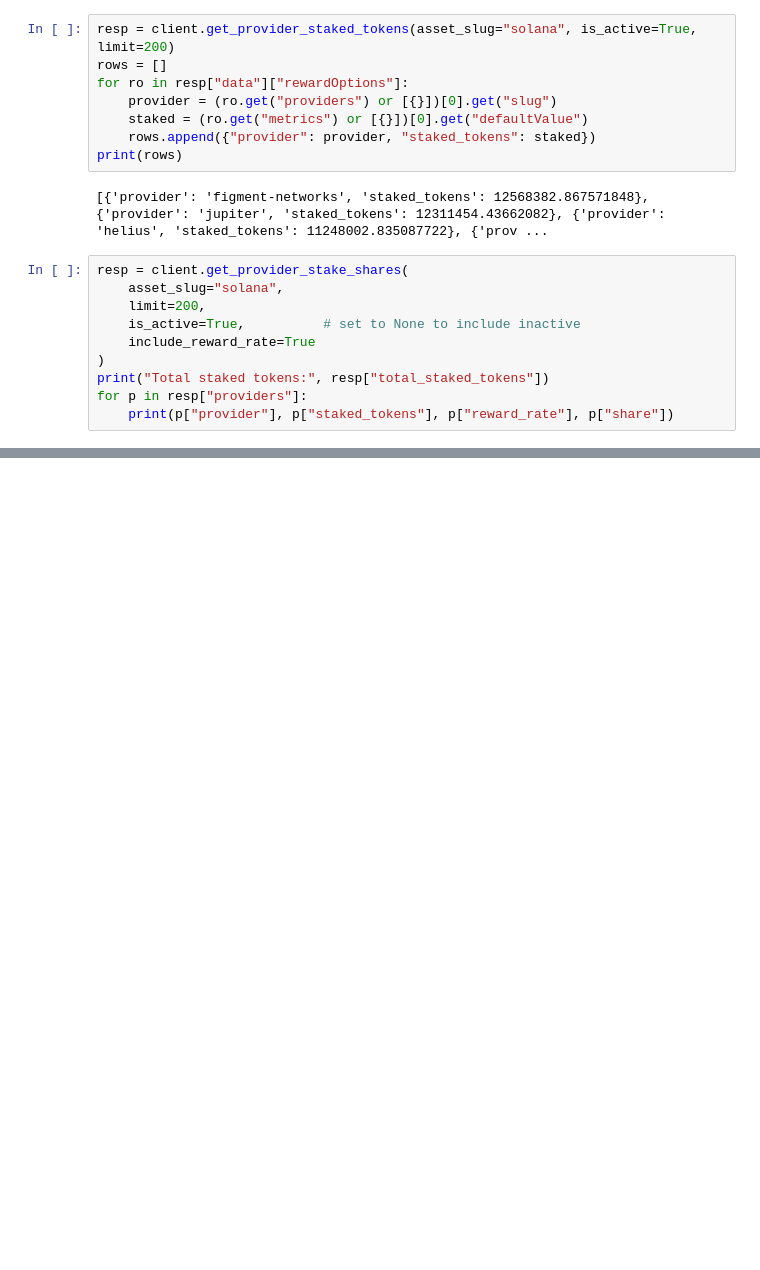
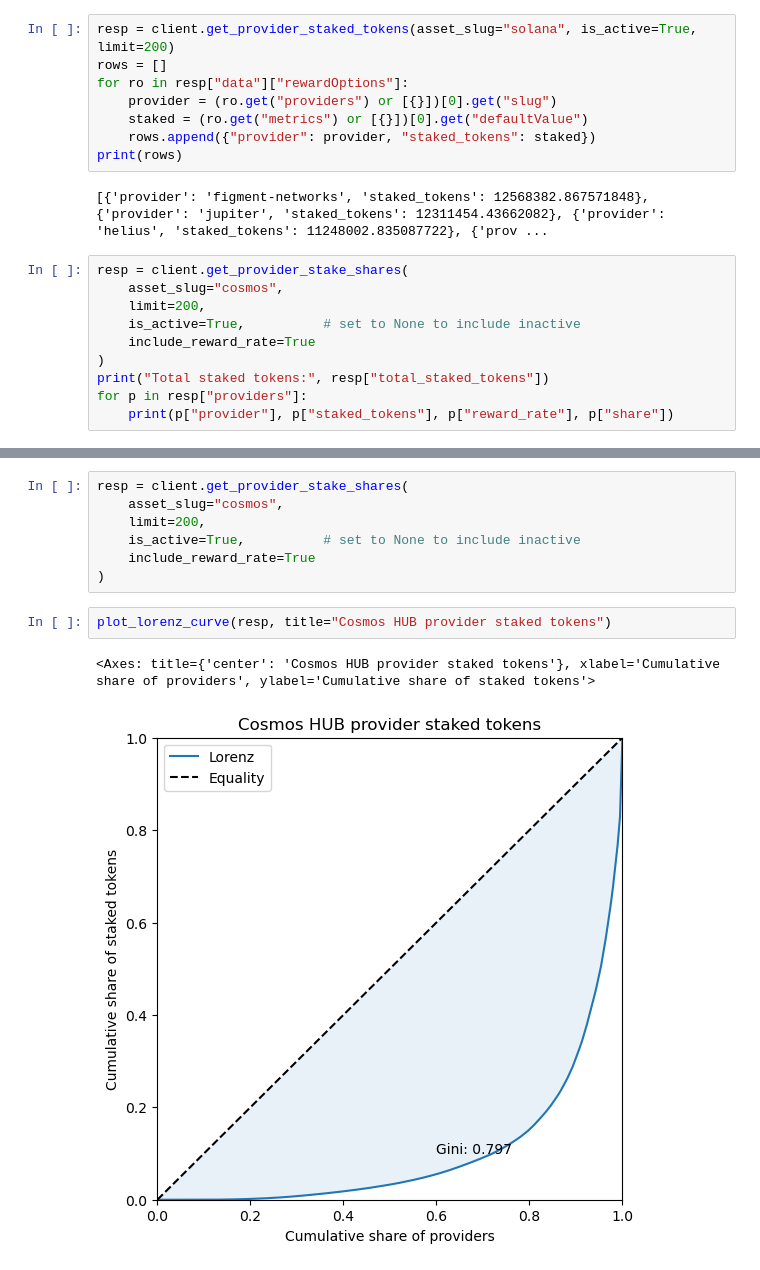
Before and after one commit to schwmi/StakingProviderConcentrationAnalysis, a Jupyter notebook: StakingRewardsExperiments.ipynb, the cells around one changed output, grey strips where cells are left out. Saved outputs shown, nothing was run; the diff lists cells and outputs as text; blank space fills up the shorter version.

Commit message:
Add provider stake shares helper and Lorenz visualization

```diff
--- a/StakingRewardsExperiments.ipynb
+++ b/StakingRewardsExperiments.ipynb
@@ -655,7 +655,7 @@ print(rows)
 [{'provider': 'figment-networks', 'staked_tokens': 12568382.867571848}, {'provider': 'jupiter', 'staked_tokens': 12311454.43662082}, {'provider': 'helius', 'staked_tokens': 11248002.835087722}, {'prov ...
 # %%
 resp = client.get_provider_stake_shares(
-    asset_slug="solana",
+    asset_slug="cosmos",
     limit=200,
     is_active=True,          # set to None to include inactive
     include_reward_rate=True
@@ -683,0 +739,12 @@ Phantom 307428.559350523 6.35 0.0007428554160395283
+# %%
+resp = client.get_provider_stake_shares(
+    asset_slug="cosmos",
+    limit=200,
+    is_active=True,          # set to None to include inactive
+    include_reward_rate=True
+)
+# %%
+plot_lorenz_curve(resp, title="Cosmos HUB provider staked tokens")
+# %% [output]
+<Axes: title={'center': 'Cosmos HUB provider staked tokens'}, xlabel='Cumulative share of providers', ylabel='Cumulative share of staked tokens'>
+[figure, added]
```
Also changed, not shown: parts of 10 cells of this notebook, 2 other files.
